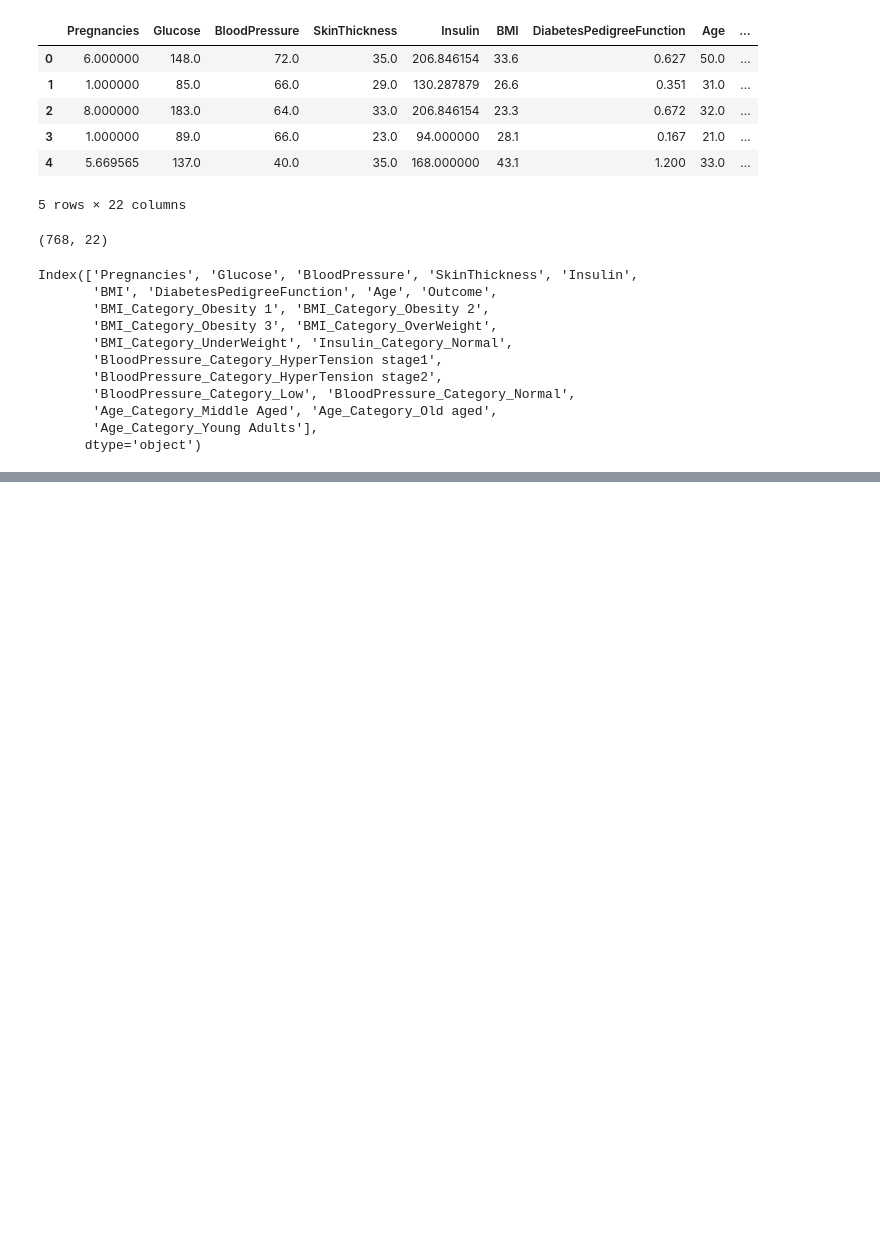
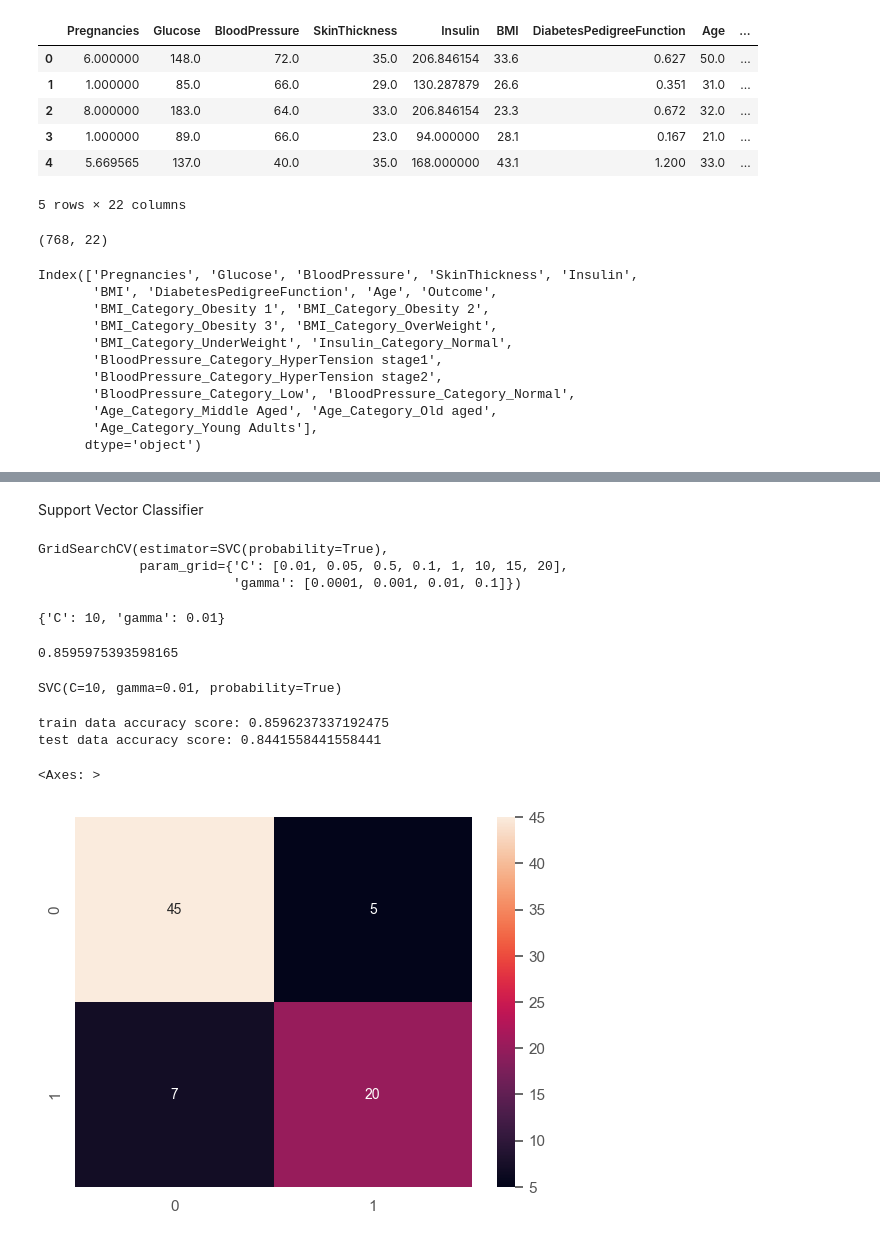
Before and after one commit to keerthi932/Data_Science_Projects, a Jupyter notebook: Diabetes/advanced_method.ipynb, the cells around one changed output, grey strips where cells are left out. Cells and saved outputs as stored; diff of their text form; code cells hidden in the pictures; blank space fills up the shorter version.

```diff
--- a/Diabetes/advanced_method.ipynb
+++ b/Diabetes/advanced_method.ipynb
@@ -589,0 +714,29 @@ Index(['Pregnancies', 'Glucose', 'BloodPressure', 'SkinThickness', 'Insulin',
+# %% [markdown]
+Support Vector Classifier
+# %%
+svc= SVC(probability= True)
+parameter= {
+    'gamma': [0.0001, 0.001, 0.01, 0.1],
+    'C': [0.01, 0.05, 0.5, 0.1, 1, 10, 15, 20]
+}
+grid_search_svc= GridSearchCV(svc, parameter)
+grid_search_svc.fit(x_train, y_train)
+# %% [output]
+GridSearchCV(estimator=SVC(probability=True),
+             param_grid={'C': [0.01, 0.05, 0.5, 0.1, 1, 10, 15, 20],
+                         'gamma': [0.0001, 0.001, 0.01, 0.1]})
+# %%
+grid_search_svc.best_params_
+# %% [output]
+{'C': 10, 'gamma': 0.01}
+# %%
+grid_search_svc.best_score_
+# %% [output]
+0.8595975393598165
+# %%
+svc= SVC(C= 10, gamma= 0.01, probability= True)
+svc.fit(x_train, y_train)
+# %% [output]
+SVC(C=10, gamma=0.01, probability=True)
+# %%
+y_predict_svc= svc.predict(x_test)
@@ -589,0 +745,12 @@ Index(['Pregnancies', 'Glucose', 'BloodPressure', 'SkinThickness', 'Insulin',
+# %%
+print('train data accuracy score:', accuracy_score(y_train, svc.predict(x_train)))
+print('test data accuracy score:', accuracy_score(y_test, y_predict_svc))
+# %% [output]
+train data accuracy score: 0.8596237337192475
+test data accuracy score: 0.8441558441558441
+# %%
+cm= confusion_matrix(y_test, y_predict_svc)
+sns.heatmap(cm, annot= True)
+# %% [output]
+<Axes: >
+[figure, added]
```
Also changed, not shown: parts of 60 cells of this notebook, 1 other file.
